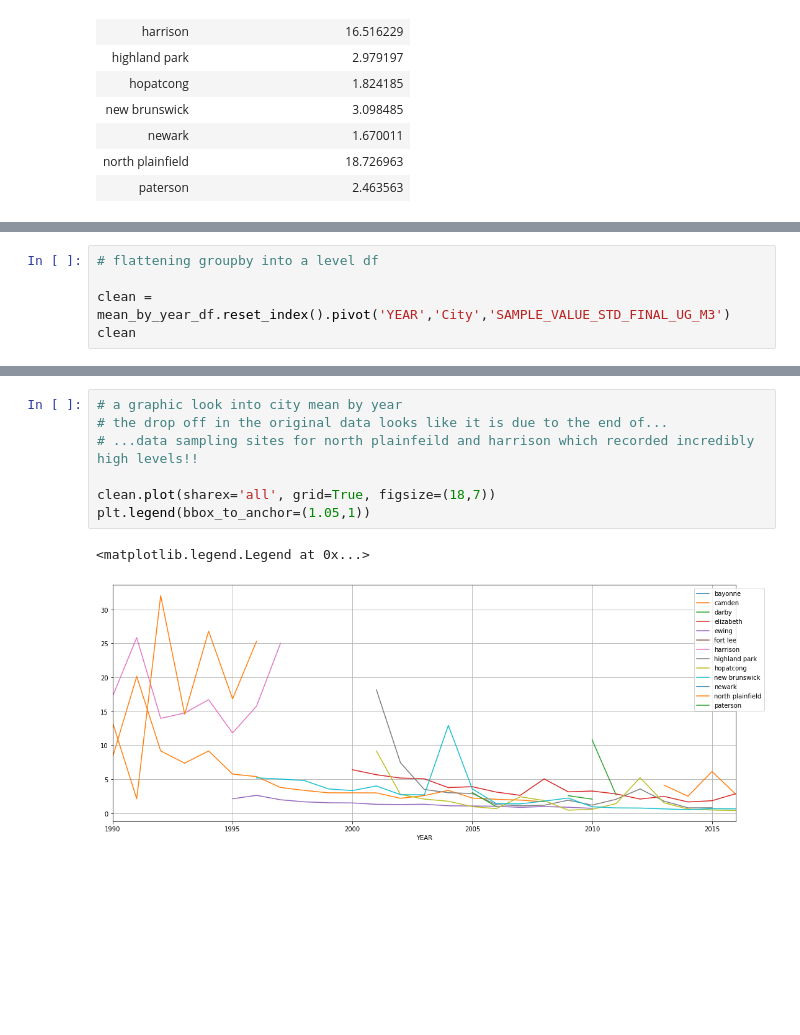
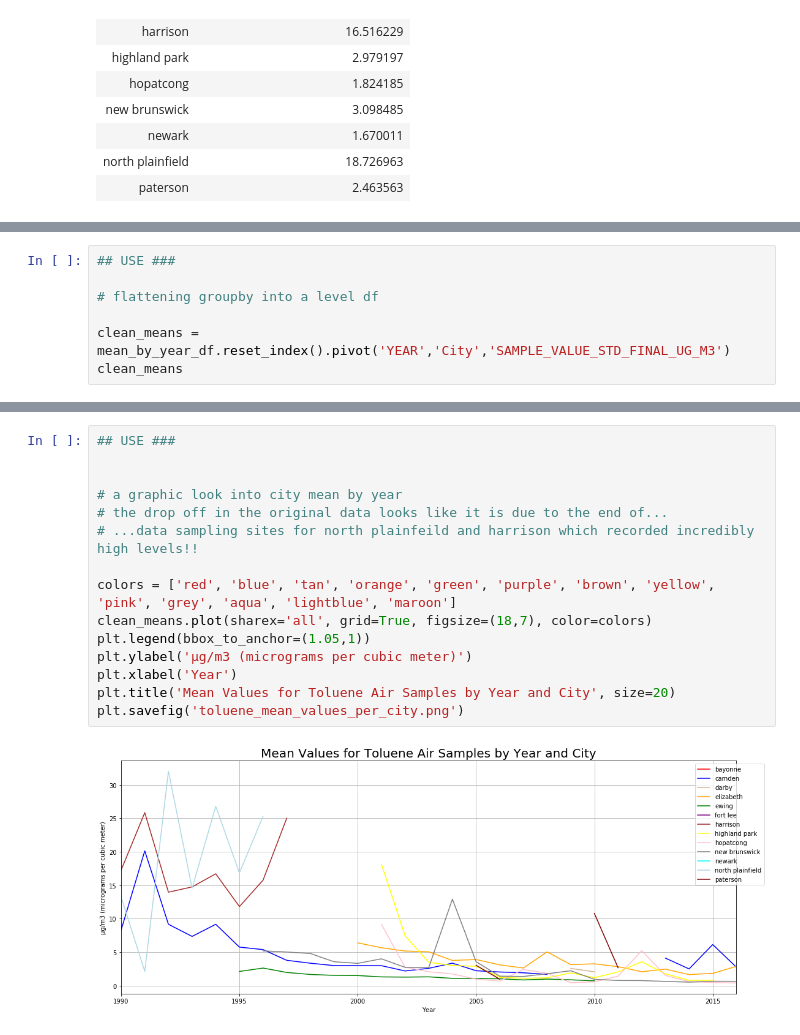
Before and after one commit to jjjjjeb/NJAir_EDA, a Jupyter notebook: Toluene.ipynb, the cells around one changed output, grey strips where cells are left out. Saved outputs shown, nothing was run; the diff lists cells and outputs as text; blank space fills up the shorter version.

Commit message:
Added graphs, figures

```diff
--- a/Toluene.ipynb
+++ b/Toluene.ipynb
@@ -633,8 +680,10 @@ mean_by_year_df.head()
 # %%
+## USE ###
+
 # flattening groupby into a level df
 
-clean = mean_by_year_df.reset_index().pivot('YEAR','City','SAMPLE_VALUE_STD_FINAL_UG_M3')
-clean
+clean_means = mean_by_year_df.reset_index().pivot('YEAR','City','SAMPLE_VALUE_STD_FINAL_UG_M3')
+clean_means
 # %% [output]
 | City | bayonne | camden | darby | elizabeth | ewing | fort lee | harrison | highland park | hopatcong | ... |
 | YEAR |  |  |  |  |  |  |  |  |  | ... |
@@ -655,12 +704,19 @@ clean
 | 2015 | NaN | 6.145173 | NaN | 1.844776 | NaN | NaN | NaN | 0.813947 | 0.474634 | ... |
 | 2016 | 2.686103 | 2.768117 | NaN | 2.886584 | NaN | 1.720701 | NaN | NaN | 0.396674 | ... |
 # %%
+## USE ###
+
+
 # a graphic look into city mean by year
 # the drop off in the original data looks like it is due to the end of...
 # ...data sampling sites for north plainfeild and harrison which recorded incredibly high levels!!
 
-clean.plot(sharex='all', grid=True, figsize=(18,7))
+colors = ['red', 'blue', 'tan', 'orange', 'green', 'purple', 'brown', 'yellow', 'pink', 'grey', 'aqua', 'lightblue', 'maroon']
+clean_means.plot(sharex='all', grid=True, figsize=(18,7), color=colors)
 plt.legend(bbox_to_anchor=(1.05,1))
+plt.ylabel('µg/m3 (micrograms per cubic meter)')
+plt.xlabel('Year')
+plt.title('Mean Values for Toluene Air Samples by Year and City', size=20)
+plt.savefig('toluene_mean_values_per_city.png')
 # %% [output]
-<matplotlib.legend.Legend at 0x...>
-[figure, old version]
+[figure, new version]
```
Also changed, not shown: parts of 6 cells of this notebook, 3 other files.
